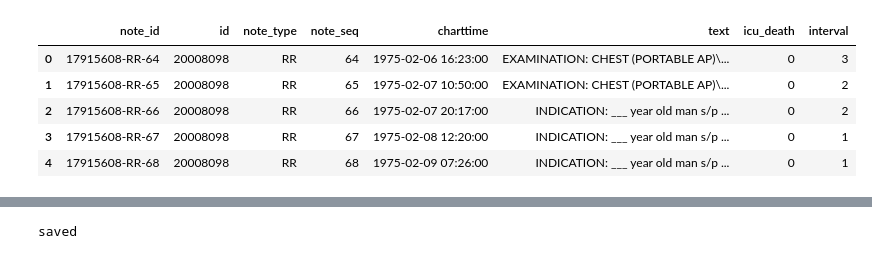
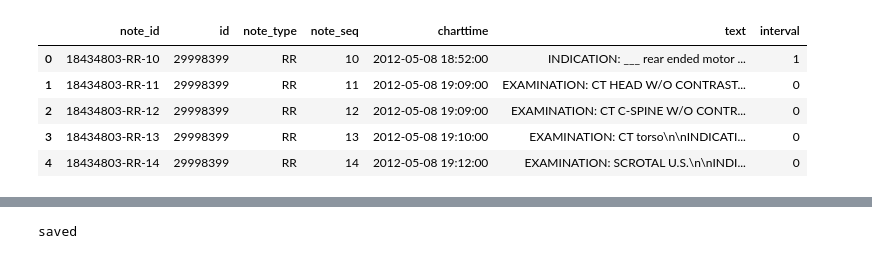
Before and after one commit to TTa77/multimodal-los-prediction, a Jupyter notebook: data-splitting/with-outliers/split_dataset_partitioned_outcome.ipynb, the cells around one changed output, grey strips where cells are left out. Saved outputs shown, nothing was run; the diff lists cells and outputs as text; code cells hidden in the pictures.

```diff
--- a/data-splitting/with-outliers/split_dataset_partitioned_outcome.ipynb
+++ b/data-splitting/with-outliers/split_dataset_partitioned_outcome.ipynb
@@ -3,16 +3,16 @@ import pandas as pd
 from sklearn.model_selection import train_test_split
 from IPython.display import display
 # %%
-notes = pd.read_csv('../../data/notes_with_interval.csv')
+notes = pd.read_csv('../../data/notes_cleaned.csv')
 
 notes.head()
 # %% [output]
-|  | note_id | id | note_type | note_seq | charttime | text | icu_death | interval |
-| 0 | 17915608-RR-64 | 20008098 | RR | 64 | 1975-02-06 16:23:00 | EXAMINATION: CHEST (PORTABLE AP)\... | 0 | 3 |
-| 1 | 17915608-RR-65 | 20008098 | RR | 65 | 1975-02-07 10:50:00 | EXAMINATION: CHEST (PORTABLE AP)\... | 0 | 2 |
-| 2 | 17915608-RR-66 | 20008098 | RR | 66 | 1975-02-07 20:17:00 | INDICATION: ___ year old man s/p ... | 0 | 2 |
-| 3 | 17915608-RR-67 | 20008098 | RR | 67 | 1975-02-08 12:20:00 | INDICATION: ___ year old man s/p ... | 0 | 1 |
-| 4 | 17915608-RR-68 | 20008098 | RR | 68 | 1975-02-09 07:26:00 | INDICATION: ___ year old man s/p ... | 0 | 1 |
+|  | note_id | id | note_type | note_seq | charttime | text | interval |
+| 0 | 18434803-RR-10 | 29998399 | RR | 10 | 2012-05-08 18:52:00 | INDICATION: ___ rear ended motor ... | 1 |
+| 1 | 18434803-RR-11 | 29998399 | RR | 11 | 2012-05-08 19:09:00 | EXAMINATION: CT HEAD W/O CONTRAST... | 0 |
+| 2 | 18434803-RR-12 | 29998399 | RR | 12 | 2012-05-08 19:09:00 | EXAMINATION: CT C-SPINE W/O CONTR... | 0 |
+| 3 | 18434803-RR-13 | 29998399 | RR | 13 | 2012-05-08 19:10:00 | EXAMINATION: CT torso\n\nINDICATI... | 0 |
+| 4 | 18434803-RR-14 | 29998399 | RR | 14 | 2012-05-08 19:12:00 | EXAMINATION: SCROTAL U.S.\n\nINDI... | 0 |
 # %%
 dynamic = pd.read_csv('../../data/dynamic_cleaned.csv')
 
```
Also changed, not shown: parts of 8 cells of this notebook, 13 other files.
